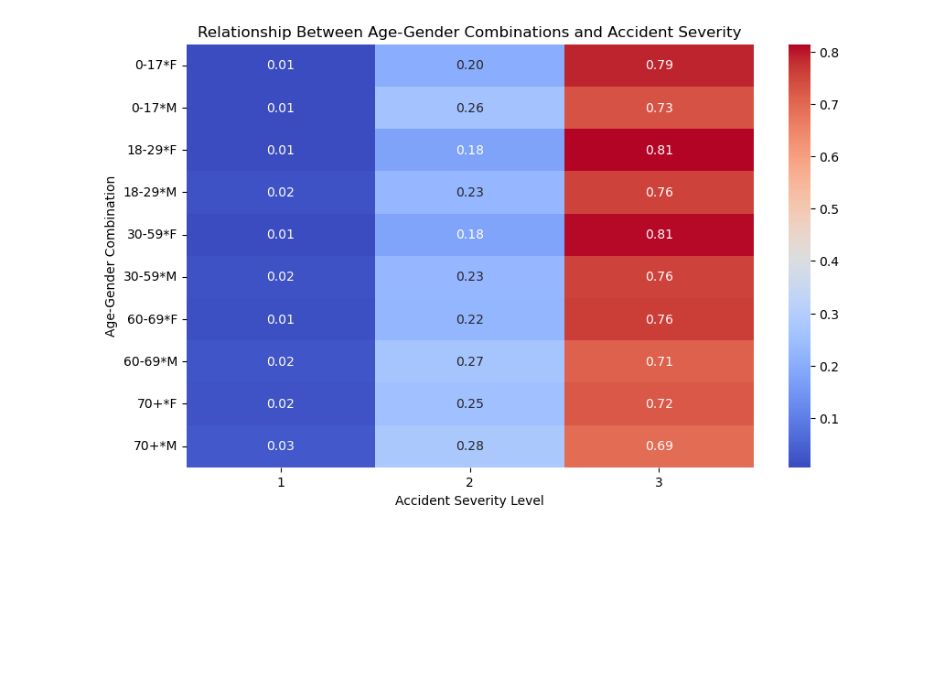
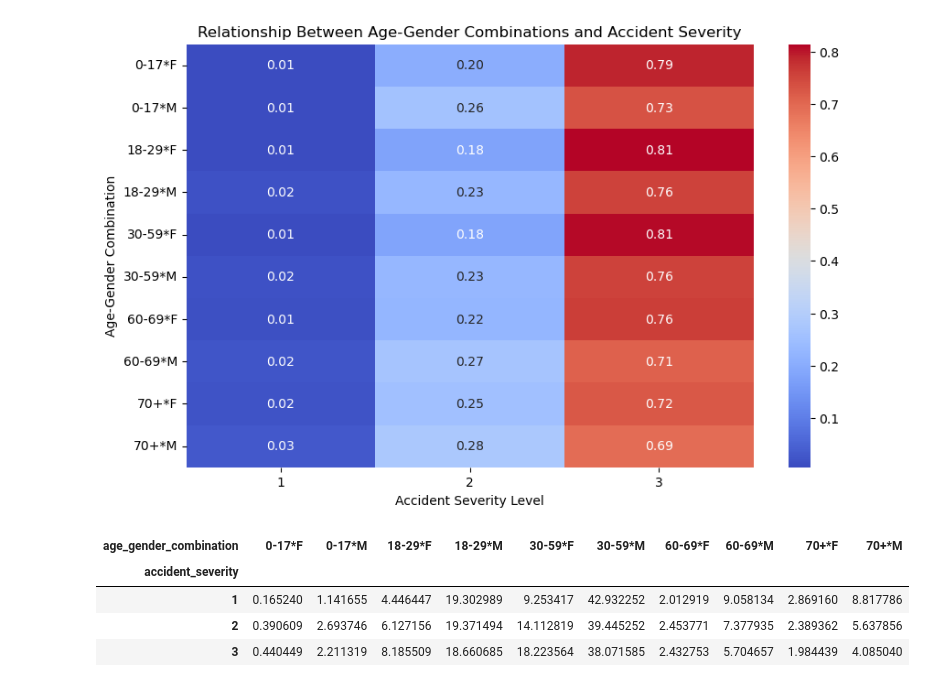
Before and after one commit to jwkee0420/Quantitative-Methods, a Jupyter notebook: huiting_test.ipynb, the cells around one changed output. Cells and saved outputs as stored; diff of their text form; code cells hidden in the pictures; blank space fills up the shorter version.

```diff
--- a/huiting_test.ipynb
+++ b/huiting_test.ipynb
@@ -355,3 +359,28 @@ plt.ylabel("Age-Gender Combination")
 plt.show()
 # %% [output]
 [figure]
+# %%
+# 计算各组合在事故严重性中的比例
+grouped_comb = cleaned_data.groupby(['accident_severity', 'age_gender_combination']).size()
+
+# 移除索引的 `accident_severity` 后再计算比例
+grouped_comb = grouped_comb.reset_index(name='count')
+
+# 按 `accident_severity` 计算百分比
+grouped_comb['percentage'] = grouped_comb.groupby('accident_severity')['count'].transform(lambda x: x / x.sum() * 100)
+
+# 创建数据透视表
+pivot_comb_severity = grouped_comb.pivot_table(
+    index='accident_severity',
+    columns='age_gender_combination',
+    values='percentage',
+    fill_value=0
+)
+
+pivot_comb_severity
+# %% [output]
+| age_gender_combination | 0-17*F | 0-17*M | 18-29*F | 18-29*M | 30-59*F | 30-59*M | 60-69*F | 60-69*M | 70+*F | 70+*M |
+| accident_severity |  |  |  |  |  |  |  |  |  |  |
+| 1 | 0.165240 | 1.141655 | 4.446447 | 19.302989 | 9.253417 | 42.932252 | 2.012919 | 9.058134 | 2.869160 | 8.817786 |
+| 2 | 0.390609 | 2.693746 | 6.127156 | 19.371494 | 14.112819 | 39.445252 | 2.453771 | 7.377935 | 2.389362 | 5.637856 |
+| 3 | 0.440449 | 2.211319 | 8.185509 | 18.660685 | 18.223564 | 38.071585 | 2.432753 | 5.704657 | 1.984439 | 4.085040 |
```
Also changed, not shown: parts of 2 cells of this notebook.
